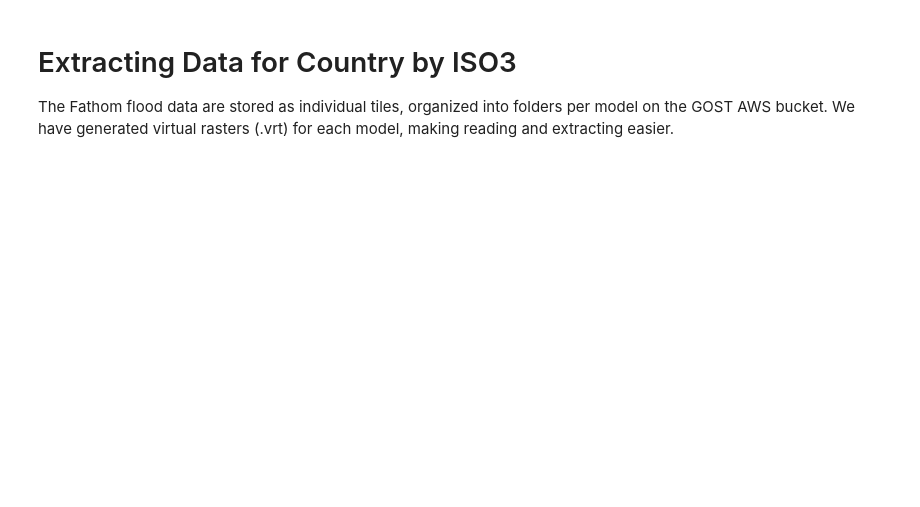
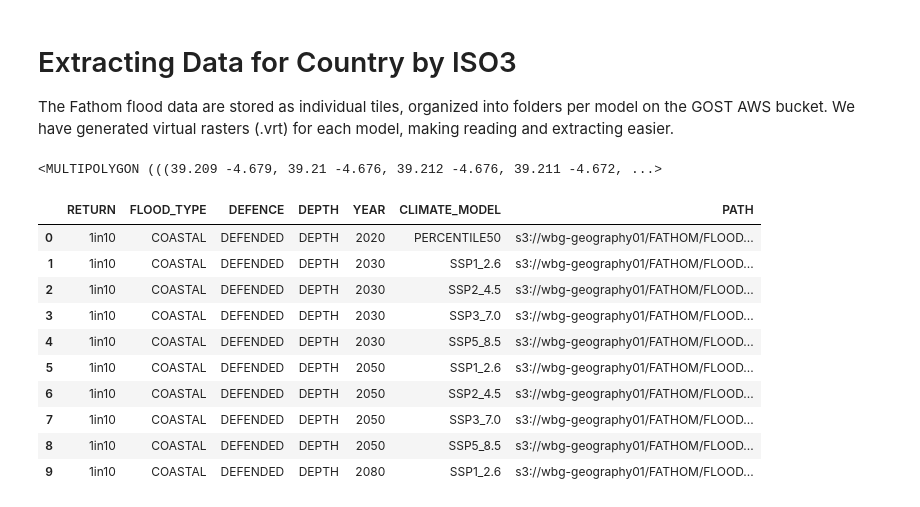
Before and after one commit to worldbank/GOSTrocks, a Jupyter notebook: notebooks/FATHOM/CLIP_Flood_data_iso3.ipynb, the cells around one changed output. Drawn from its saved outputs; the diff is of its cells as text; code cells hidden in the pictures; blank space fills up the shorter version.

Commit message:
Misc library updates and FATHOM documentation

```diff
--- a/notebooks/FATHOM/CLIP_Flood_data_iso3.ipynb
+++ b/notebooks/FATHOM/CLIP_Flood_data_iso3.ipynb
@@ -19,11 +21,12 @@ os.path.abspath("../../src")
 # %%
 iso3 = "KEN"
-out_folder = f"/home/wb411133/temp/FATHOM/{iso3}"
+out_folder = f"C:/Temp/FATHOM/{iso3}"
 if not os.path.exists(out_folder):
     os.makedirs(out_folder)
 
-# This demo uses the default national boundaries included with GeoPandas, but this can be changed here
-world_filepath = gpd.datasets.get_path("naturalearth_lowres")
-world = gpd.read_file(world_filepath)
-inB = world.loc[world["iso_a3"] == iso3].copy()
+# Get national boundaries from WB_GAD
+adm0 = dMisc.download_wb_boundaries("ADM0_All", iso3)
+adm0.union_all()
+# %% [output]
+<MULTIPOLYGON (((39.209 -4.679, 39.21 -4.676, 39.212 -4.676, 39.211 -4.672, ...>
 # %%
@@ -44,6 +47,18 @@ sel_images = all_vrts.loc[
     & (all_vrts["CLIMATE_MODEL"].isin(climate_model))
 ]
 # %%
-all_vrts.head()
+all_vrts.head(10)
+# %% [output]
+|  | RETURN | FLOOD_TYPE | DEFENCE | DEPTH | YEAR | CLIMATE_MODEL | PATH |
+| 0 | 1in10 | COASTAL | DEFENDED | DEPTH | 2020 | PERCENTILE50 | s3://wbg-geography01/FATHOM/FLOOD... |
+| 1 | 1in10 | COASTAL | DEFENDED | DEPTH | 2030 | SSP1_2.6 | s3://wbg-geography01/FATHOM/FLOOD... |
+| 2 | 1in10 | COASTAL | DEFENDED | DEPTH | 2030 | SSP2_4.5 | s3://wbg-geography01/FATHOM/FLOOD... |
+| 3 | 1in10 | COASTAL | DEFENDED | DEPTH | 2030 | SSP3_7.0 | s3://wbg-geography01/FATHOM/FLOOD... |
+| 4 | 1in10 | COASTAL | DEFENDED | DEPTH | 2030 | SSP5_8.5 | s3://wbg-geography01/FATHOM/FLOOD... |
+| 5 | 1in10 | COASTAL | DEFENDED | DEPTH | 2050 | SSP1_2.6 | s3://wbg-geography01/FATHOM/FLOOD... |
+| 6 | 1in10 | COASTAL | DEFENDED | DEPTH | 2050 | SSP2_4.5 | s3://wbg-geography01/FATHOM/FLOOD... |
+| 7 | 1in10 | COASTAL | DEFENDED | DEPTH | 2050 | SSP3_7.0 | s3://wbg-geography01/FATHOM/FLOOD... |
+| 8 | 1in10 | COASTAL | DEFENDED | DEPTH | 2050 | SSP5_8.5 | s3://wbg-geography01/FATHOM/FLOOD... |
+| 9 | 1in10 | COASTAL | DEFENDED | DEPTH | 2080 | SSP1_2.6 | s3://wbg-geography01/FATHOM/FLOOD... |
 # %%
 sel_images.head()
```
Also changed, not shown: parts of 5 cells of this notebook, 8 other files.
